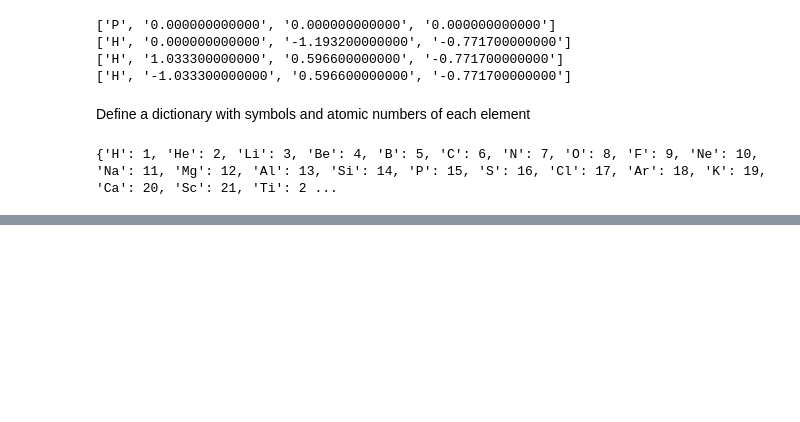
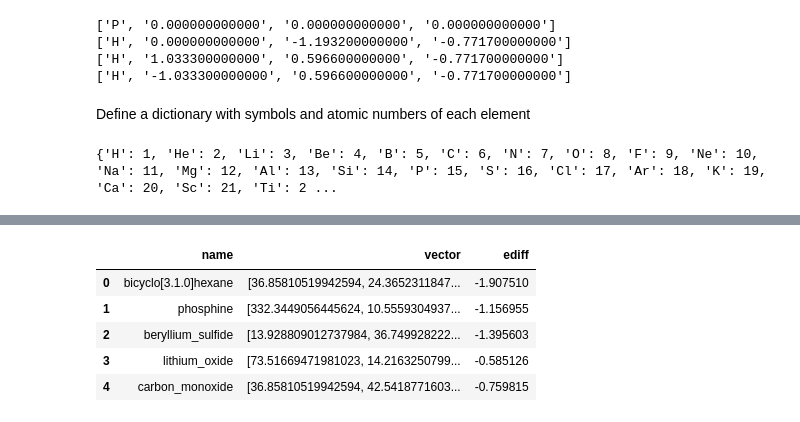
Before and after one commit to hborchert/AMS561FP, a Jupyter notebook: MLdata.ipynb, the cells around one changed output, grey strips where cells are left out. Drawn from its saved outputs; the diff is of its cells as text; code cells hidden in the pictures; blank space fills up the shorter version.

```diff
--- a/MLdata.ipynb
+++ b/MLdata.ipynb
@@ -289,0 +268,4 @@ Coulomb Matrix for water molecule:
+# %%
+mols_vec = {}
+for item in mols.items():
+    mols_vec[item[0]] = coulomb_matrix(item[1]).flatten()
@@ -289,0 +274,2 @@ Coulomb Matrix for water molecule:
+# %%
+e_diff = pbe0['Energy'].astype(float)-lda['Energy'].astype(float)
@@ -289,0 +280,21 @@ Coulomb Matrix for water molecule:
+# %%
+count = 0
+name, vector, energy_diff = [], [], []
+for i in pbe0['Unnamed: 0']:
+    #print(i, mols_vec[i], e_diff[count])
+    name.append(i)
+    vector.append(mols_vec[i])
+    energy_diff.append(e_diff[count])
+    count += 1
+# %%
+temp = {'name':name, 'vector':vector, "ediff":energy_diff}
+save_data = pd.DataFrame(temp)
+# %%
+save_data.head()
+# %% [output]
+|  | name | vector | ediff |
+| 0 | bicyclo[3.1.0]hexane | [36.85810519942594, 24.3652311847... | -1.907510 |
+| 1 | phosphine | [332.3449056445624, 10.5559304937... | -1.156955 |
+| 2 | beryllium_sulfide | [13.928809012737984, 36.749928222... | -1.395603 |
+| 3 | lithium_oxide | [73.51669471981023, 14.2163250799... | -0.585126 |
+| 4 | carbon_monoxide | [36.85810519942594, 42.5418771603... | -0.759815 |
```
Also changed, not shown: parts of 9 cells of this notebook, 2 other files.
